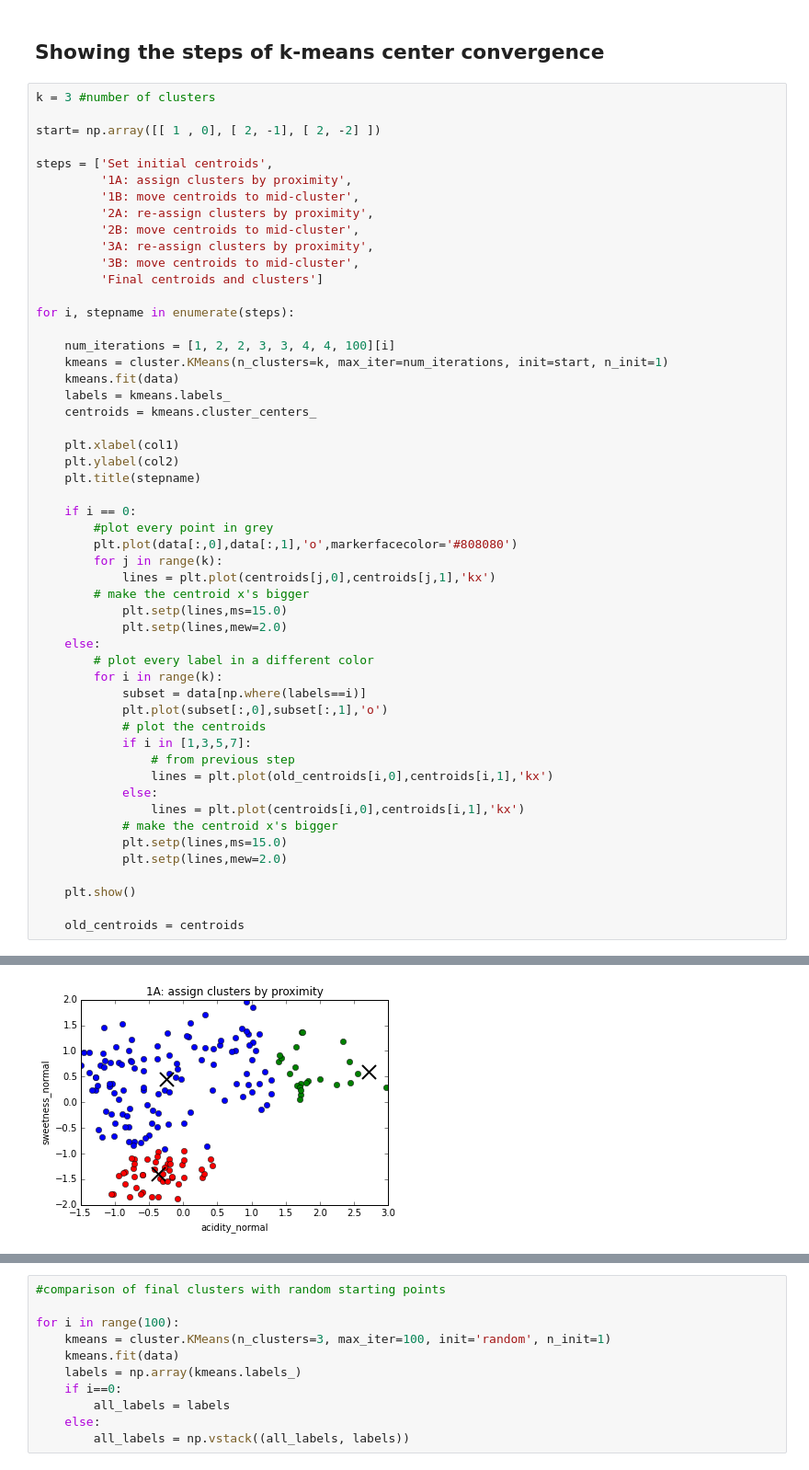
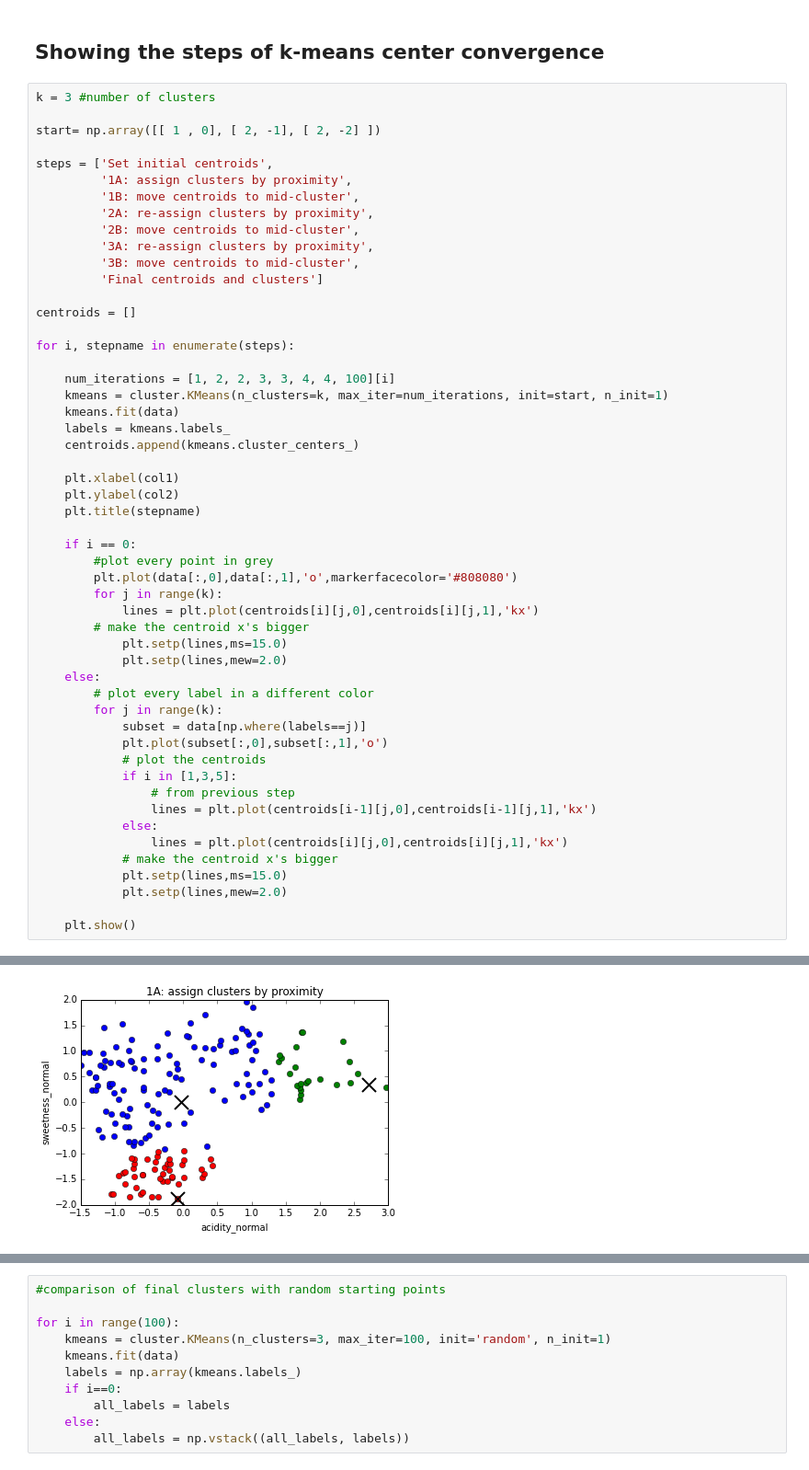
Before and after one commit to Prooffreader/intro_machine_learning, a Jupyter notebook: 02_Clustering_KMeans.ipynb, the cells around one changed output, grey strips where cells are left out. Shown at 92% size. Drawn from its saved outputs; the diff is of its cells as text.

```diff
--- a/02_Clustering_KMeans.ipynb
+++ b/02_Clustering_KMeans.ipynb
@@ -91,45 +90,45 @@ steps = ['Set initial centroids',
          '3B: move centroids to mid-cluster',
          'Final centroids and clusters']
 
+centroids = []
+
 for i, stepname in enumerate(steps):
 
     num_iterations = [1, 2, 2, 3, 3, 4, 4, 100][i]
     kmeans = cluster.KMeans(n_clusters=k, max_iter=num_iterations, init=start, n_init=1)
     kmeans.fit(data)
     labels = kmeans.labels_
-    centroids = kmeans.cluster_centers_
+    centroids.append(kmeans.cluster_centers_)
 
     plt.xlabel(col1)
     plt.ylabel(col2)
     plt.title(stepname)
 
     if i == 0:
         #plot every point in grey
         plt.plot(data[:,0],data[:,1],'o',markerfacecolor='#808080')
         for j in range(k):
-            lines = plt.plot(centroids[j,0],centroids[j,1],'kx')
+            lines = plt.plot(centroids[i][j,0],centroids[i][j,1],'kx')
         # make the centroid x's bigger
             plt.setp(lines,ms=15.0)
             plt.setp(lines,mew=2.0)
     else:
         # plot every label in a different color
-        for i in range(k):
-            subset = data[np.where(labels==i)]
+        for j in range(k):
+            subset = data[np.where(labels==j)]
             plt.plot(subset[:,0],subset[:,1],'o')
             # plot the centroids
-            if i in [1,3,5,7]:
+            if i in [1,3,5]:
                 # from previous step
-                lines = plt.plot(old_centroids[i,0],centroids[i,1],'kx')
+                lines = plt.plot(centroids[i-1][j,0],centroids[i-1][j,1],'kx')
             else:
-                lines = plt.plot(centroids[i,0],centroids[i,1],'kx')
+                lines = plt.plot(centroids[i][j,0],centroids[i][j,1],'kx')
             # make the centroid x's bigger
             plt.setp(lines,ms=15.0)
             plt.setp(lines,mew=2.0)
 
     plt.show()
-
-    old_centroids = centroids
 # %% [output]
 [figure]
-[figure, old version]
+[figure, new version]
 [figure]
```
Also changed, not shown: parts of 4 cells of this notebook, 12 other files.
